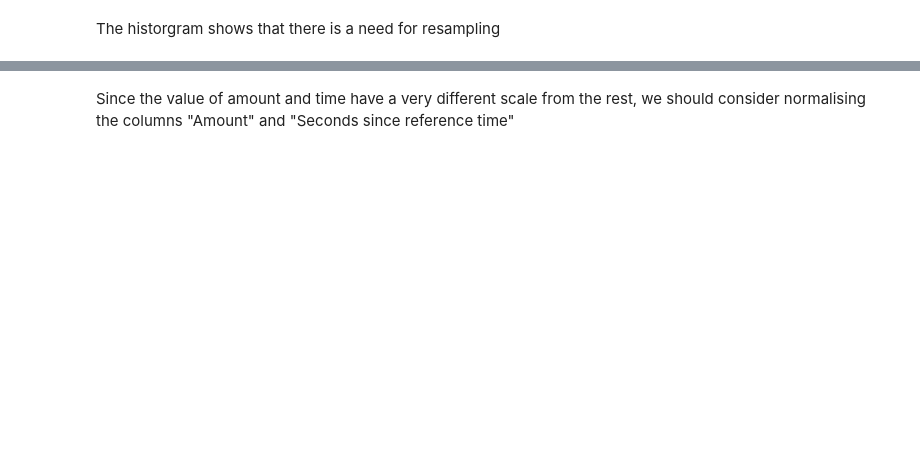
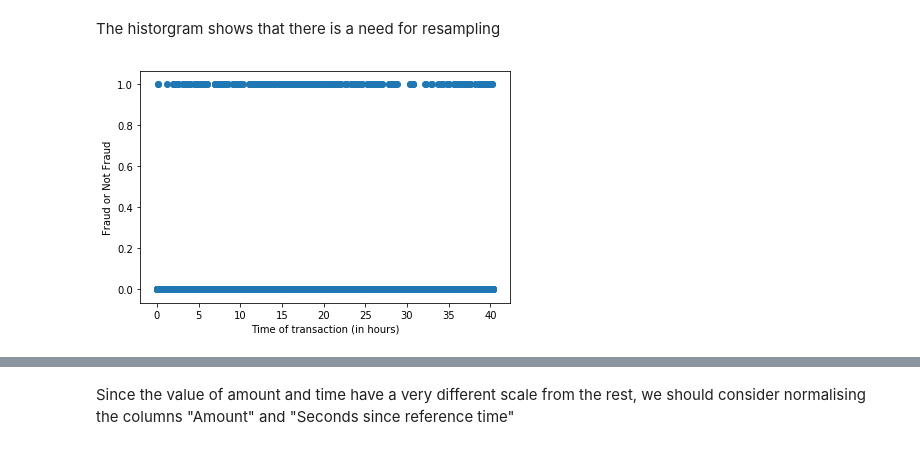
Before and after one commit to shubhamperiwal/fraud_detection, a Jupyter notebook: Final Notebook Muskaan.ipynb, the cells around one changed output, grey strips where cells are left out. Saved outputs shown, nothing was run; the diff lists cells and outputs as text; code cells hidden in the pictures; blank space fills up the shorter version.

```diff
--- a/Final Notebook Muskaan.ipynb
+++ b/Final Notebook Muskaan.ipynb
@@ -127,2 +134,11 @@ Text(0,0.5,'Frequency')
 # %% [markdown]
 The historgram shows that there is a need for resampling
+# %%
+plt.scatter(df_raw['Seconds since reference time']/(60*60), df_raw['Fraud'])
+plt.xlabel('Time of transaction (in hours)')
+plt.ylabel('Fraud or Not Fraud')
+
+plt.tight_layout()
+plt.show()
+# %% [output]
+[figure, added]
```
Also changed, not shown: parts of 24 cells of this notebook.
